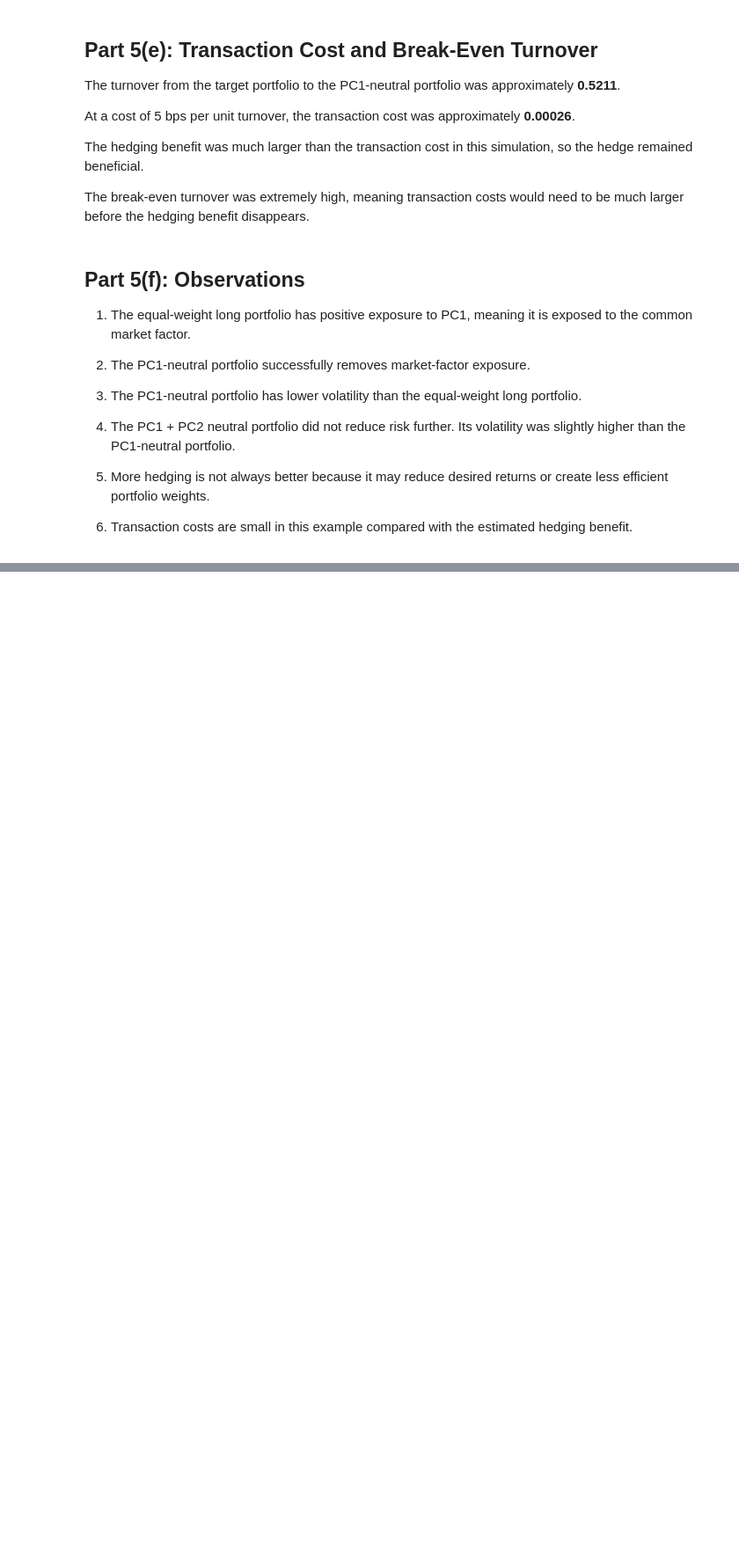
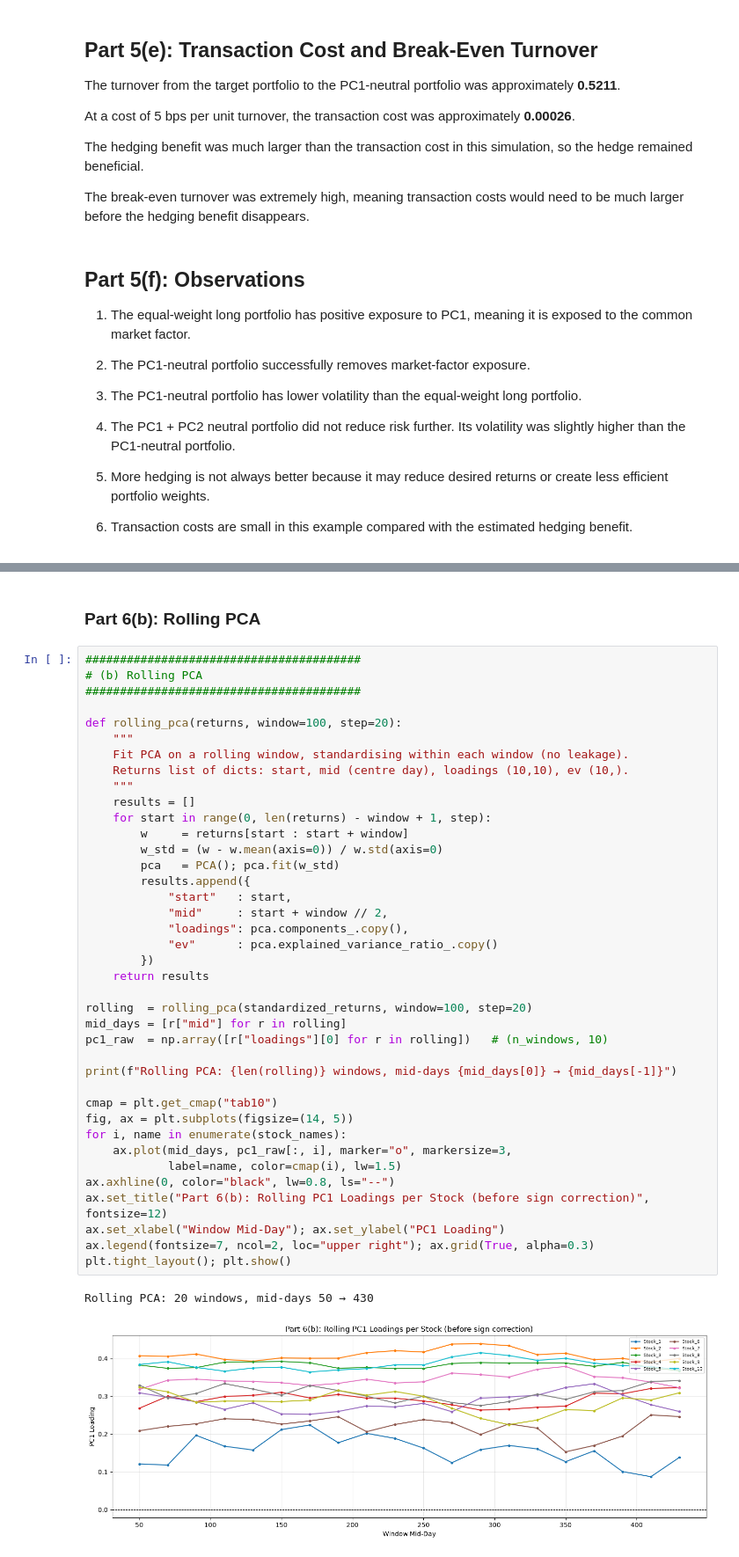
Before and after one commit to anushka-jha621/QMP26-CaseStudy, a Jupyter notebook: PS1/Team_12_PS1.ipynb, the cells around one changed output, grey strips where cells are left out. Shown at 88% size. Saved outputs shown, nothing was run; the diff lists cells and outputs as text; blank space fills up the shorter version.

```diff
--- a/PS1/Team_12_PS1.ipynb
+++ b/PS1/Team_12_PS1.ipynb
@@ -1244,0 +1315,44 @@ The break-even turnover was extremely high, meaning transaction costs would need
+# %% [markdown]
+### Part 6(b): Rolling PCA
+# %%
+########################################
+# (b) Rolling PCA
+########################################
+
+def rolling_pca(returns, window=100, step=20):
+    """
+    Fit PCA on a rolling window, standardising within each window (no leakage).
+    Returns list of dicts: start, mid (centre day), loadings (10,10), ev (10,).
+    """
+    results = []
+    for start in range(0, len(returns) - window + 1, step):
+        w     = returns[start : start + window]
+        w_std = (w - w.mean(axis=0)) / w.std(axis=0)
+        pca   = PCA(); pca.fit(w_std)
+        results.append({
+            "start"   : start,
+            "mid"     : start + window // 2,
+            "loadings": pca.components_.copy(),
+            "ev"      : pca.explained_variance_ratio_.copy()
+        })
+    return results
+
+rolling  = rolling_pca(standardized_returns, window=100, step=20)
+mid_days = [r["mid"] for r in rolling]
+pc1_raw  = np.array([r["loadings"][0] for r in rolling])   # (n_windows, 10)
+
+print(f"Rolling PCA: {len(rolling)} windows, mid-days {mid_days[0]} → {mid_days[-1]}")
+
+cmap = plt.get_cmap("tab10")
+fig, ax = plt.subplots(figsize=(14, 5))
+for i, name in enumerate(stock_names):
+    ax.plot(mid_days, pc1_raw[:, i], marker="o", markersize=3,
+            label=name, color=cmap(i), lw=1.5)
+ax.axhline(0, color="black", lw=0.8, ls="--")
+ax.set_title("Part 6(b): Rolling PC1 Loadings per Stock (before sign correction)", fontsize=12)
+ax.set_xlabel("Window Mid-Day"); ax.set_ylabel("PC1 Loading")
+ax.legend(fontsize=7, ncol=2, loc="upper right"); ax.grid(True, alpha=0.3)
+plt.tight_layout(); plt.show()
+# %% [output]
+Rolling PCA: 20 windows, mid-days 50 → 430
+[figure, added]
```
Also changed, not shown: parts of 20 cells of this notebook.
